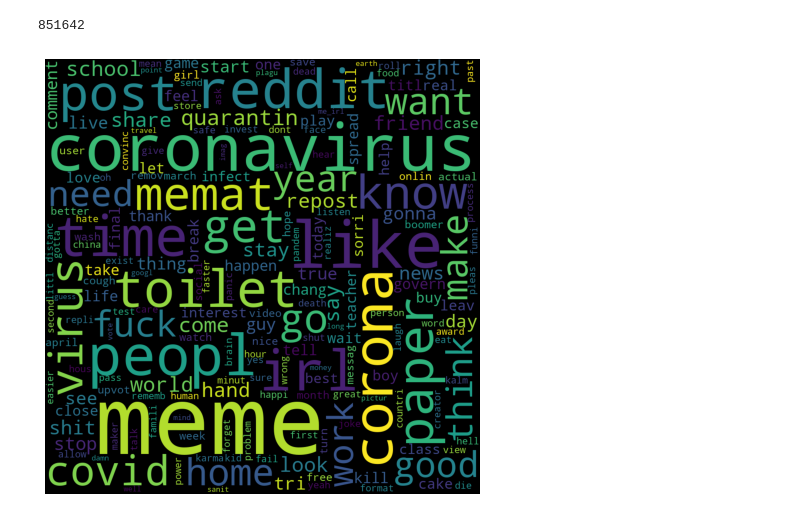
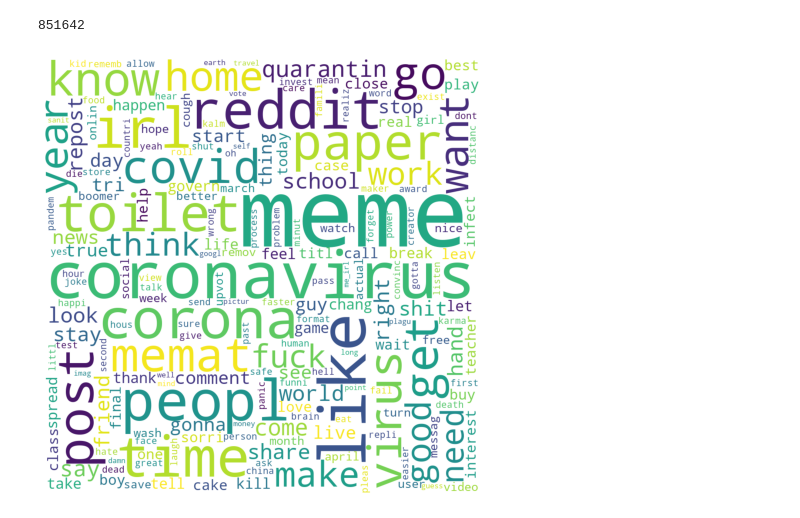
Before and after one commit to bocsardigergely/bachelor-thesis, a Jupyter notebook: notebooks/explo.ipynb, the cells around one changed output. Saved outputs shown, nothing was run; the diff lists cells and outputs as text; code cells hidden in the pictures.

Commit message:
further preproc, exporting wordclouds

```diff
--- a/notebooks/explo.ipynb
+++ b/notebooks/explo.ipynb
@@ -2,7 +2,7 @@
 import pandas as pd
 import ast
 # %%
-data = pd.read_csv("../data/nlp_ready.csv", converters={1:ast.literal_eval, 0:ast.literal_eval})
+data = pd.read_csv("../data/nlp_ready.csv", converters={0:ast.literal_eval})
 # this way I get proper lists in the df instead of strings formatted like lists
 data["processed_words"][1][2]
 # %% [output]
@@ -11,12 +11,8 @@ data["processed_words"][1][2]
 # Word clouds
 # %%
 bag = []
-title_bag = []
-word_bag = []
 for ind in data.index:
-    title_bag += data["processed_title"][ind]
-    word_bag += data["processed_words"][ind]
-    bag += data["processed_words"][ind] + data["processed_title"][ind]
+    bag += data["processed_words"][ind]
 len(bag)
 # %% [output]
 851642
@@ -28,11 +22,12 @@ words_count = Counter(word_bag)
 # %%
 import matplotlib.pyplot as plt
 from wordcloud import WordCloud, STOPWORDS
-wordcloud_all = WordCloud(width = 1000, height = 1000).generate_from_frequencies(all_words_count)
+wordcloud_all = WordCloud(width = 1000, height = 1000, background_color='white').generate_from_frequencies(all_words_count)
 
 plt.figure(figsize=(15,8))
+wordcloud_all.to_file('../images/wordcloud_light.png')
 plt.imshow(wordcloud_all)
 plt.axis("off")
 plt.show()
 # %% [output]
-[figure, old version]
+[figure, new version]
```
Also changed, not shown: parts of 3 cells of this notebook, 5 other files.
